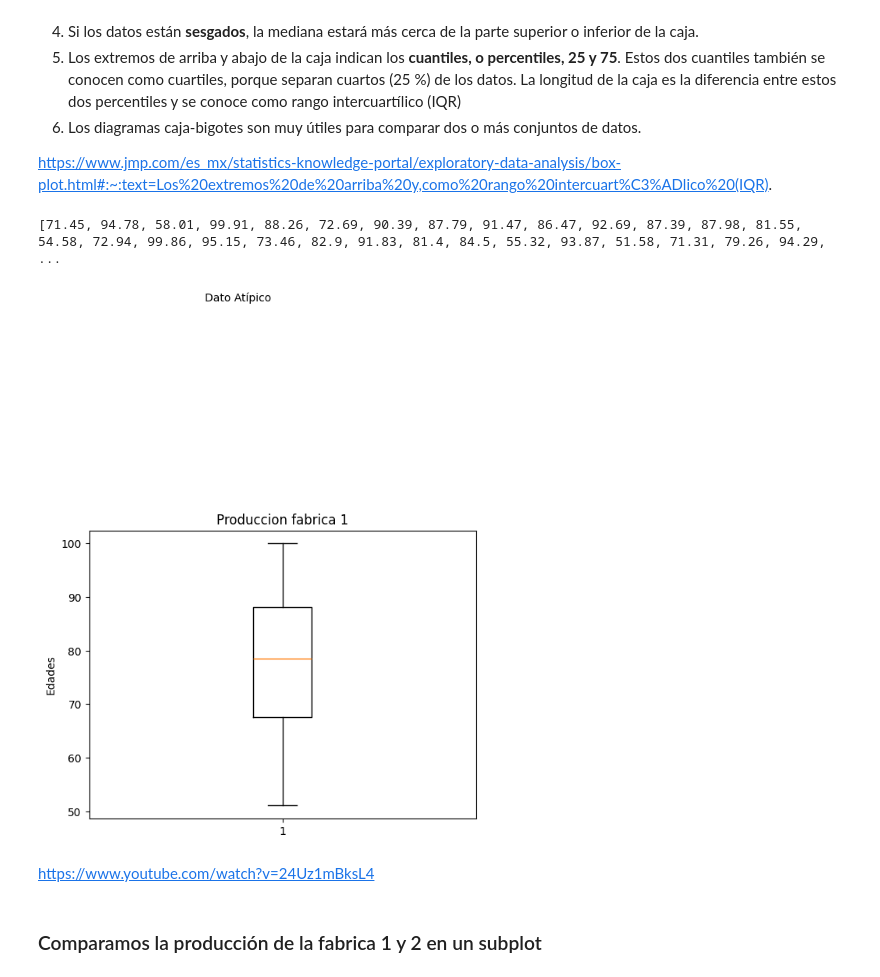
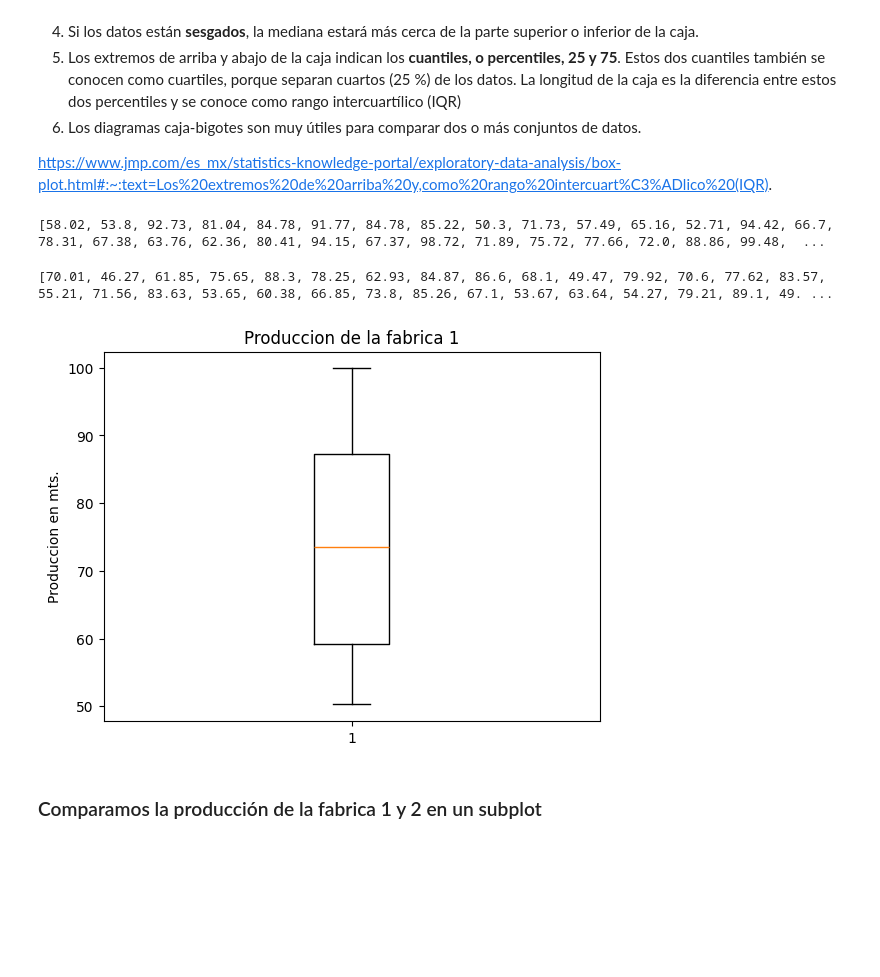
Before and after one commit to Jose-Gabriel-Rodriguez/Probabilidad, a Jupyter notebook: Unidad1/Practica_4.ipynb, the cells around one changed output. Drawn from its saved outputs; the diff is of its cells as text; code cells hidden in the pictures; blank space fills up the shorter version.

```diff
--- a/Unidad1/Practica_4.ipynb
+++ b/Unidad1/Practica_4.ipynb
@@ -23,7 +23,3 @@
 6. Los diagramas caja-bigotes son muy útiles para comparar dos o más conjuntos de datos.
 
 https://www.jmp.com/es_mx/statistics-knowledge-portal/exploratory-data-analysis/box-plot.html#:~:text=Los%20extremos%20de%20arriba%20y,como%20rango%20intercuart%C3%ADlico%20(IQR).
-# %%
-print(fabrica1)
-# %% [output]
-[71.45, 94.78, 58.01, 99.91, 88.26, 72.69, 90.39, 87.79, 91.47, 86.47, 92.69, 87.39, 87.98, 81.55, 54.58, 72.94, 99.86, 95.15, 73.46, 82.9, 91.83, 81.4, 84.5, 55.32, 93.87, 51.58, 71.31, 79.26, 94.29, ...
@@ -30,14 +30,27 @@ print(fabrica1)
+# %%
+fabrica1 = []
+for i in range(100):
+    numero_aleatorio = round( random.uniform(50, 100), 2 )
+    fabrica1.append(numero_aleatorio)
+print(fabrica1)
+# %% [output]
+[58.02, 53.8, 92.73, 81.04, 84.78, 91.77, 84.78, 85.22, 50.3, 71.73, 57.49, 65.16, 52.71, 94.42, 66.7, 78.31, 67.38, 63.76, 62.36, 80.41, 94.15, 67.37, 98.72, 71.89, 75.72, 77.66, 72.0, 88.86, 99.48,  ...
+# %%
+fabrica2 = []
+for i in range(100):
+    numero_aleatorio = round( random.uniform(40, 93), 2 )
+    fabrica2.append(numero_aleatorio)
+print(fabrica2)
+# %% [output]
+[70.01, 46.27, 61.85, 75.65, 88.3, 78.25, 62.93, 84.87, 86.6, 68.1, 49.47, 79.92, 70.6, 77.62, 83.57, 55.21, 71.56, 83.63, 53.65, 60.38, 66.85, 73.8, 85.26, 67.1, 53.67, 63.64, 54.27, 79.21, 89.1, 49. ...
 # %%
 plt.boxplot(fabrica1)
-plt.ylabel('Edades')
+plt.ylabel('Produccion en mts.')
 # https://matplotlib.org/stable/gallery/text_labels_and_annotations/accented_text.html#sphx-glr-gallery-text-labels-and-annotations-accented-text-py
-plt.text(.8, 145, 'Dato Atípico')
-plt.title('Produccion fabrica 1')
+plt.title('Produccion de la fabrica 1')
 plt.show()
 # %% [output]
-[figure, old version]
+[figure, new version]
-# %% [markdown]
-https://www.youtube.com/watch?v=24Uz1mBksL4
 # %% [markdown]
 ### Comparamos la producción de la fabrica 1 y 2 en un subplot
 # %%
```
Also changed, not shown: parts of 4 cells of this notebook.
